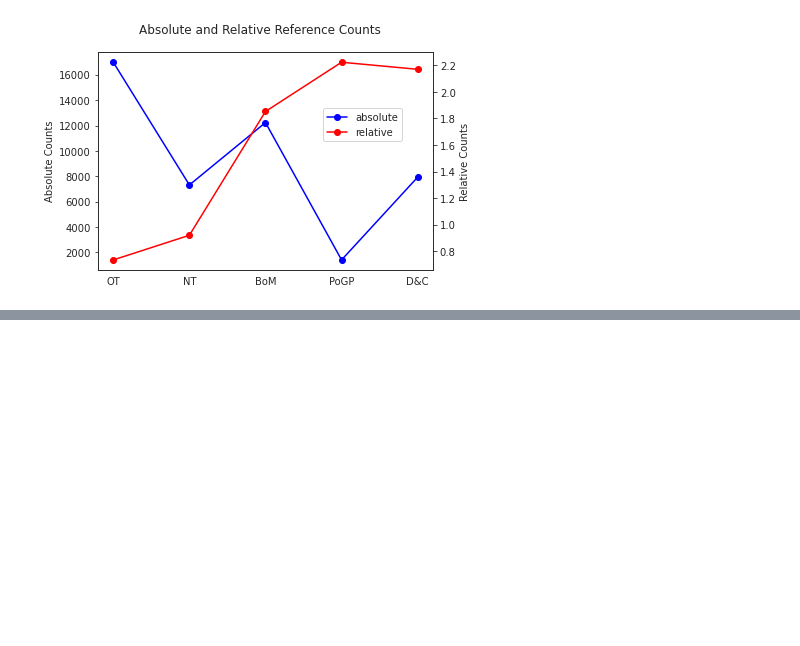
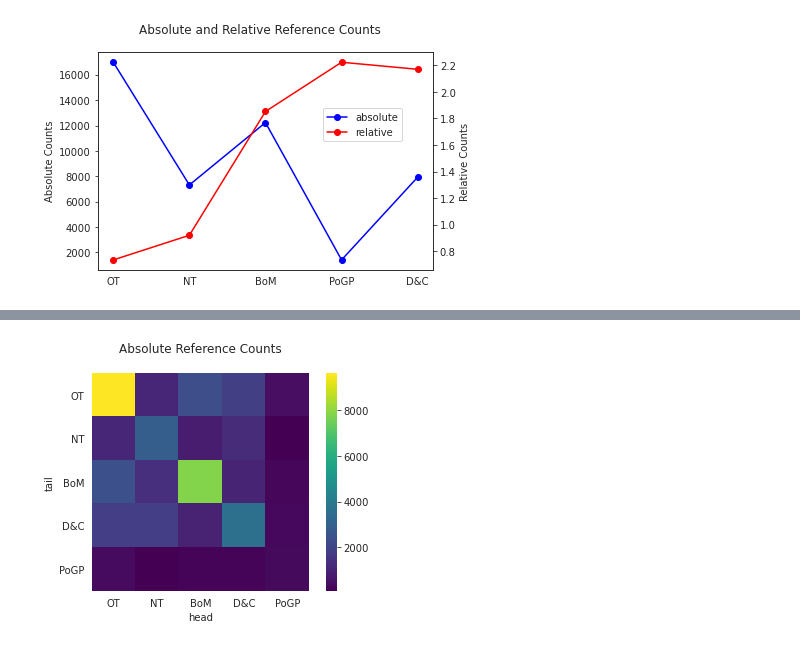
Before and after one commit to skearnes/scripture-graph, a Jupyter notebook: scripture_graph/ipynb/scratching_the_surface.ipynb, the cells around one changed output, grey strips where cells are left out. Saved outputs shown, nothing was run; the diff lists cells and outputs as text; code cells hidden in the pictures; blank space fills up the shorter version.

```diff
--- a/scripture_graph/ipynb/scratching_the_surface.ipynb
+++ b/scripture_graph/ipynb/scratching_the_surface.ipynb
@@ -188,0 +222,9 @@ print(book_data.head())
+# %%
+order = []
+for volume in graph_lib.VOLUMES.keys():
+    if volume == 'Study Helps':
+        continue
+    order.append(volume)
+order_short = [graph_lib.VOLUMES_SHORT[key] for key in order]
+df = volume_data.pivot('tail', 'head', 'count').reindex(index=order_short, columns=order_short)
+df
@@ -188,0 +239,8 @@ print(book_data.head())
+# %%
+fig, ax = subplots()
+g = sns.heatmap(df, cmap='viridis', square=True, ax=ax, robust=True)
+ax.set_yticklabels(order_short, rotation=0)
+ax.set_title('Absolute Reference Counts\n')
+fig.savefig('absolute-volumes.png', dpi=300, bbox_inches='tight')
+# %% [output]
+[figure, added]
```
Also changed, not shown: parts of 12 cells of this notebook, 1 other file.
